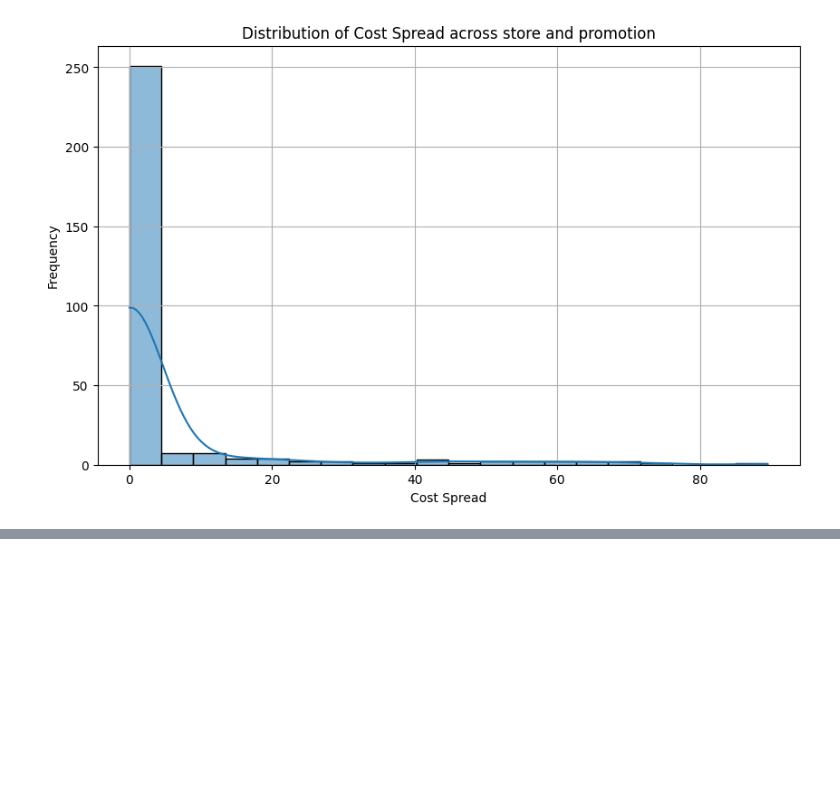
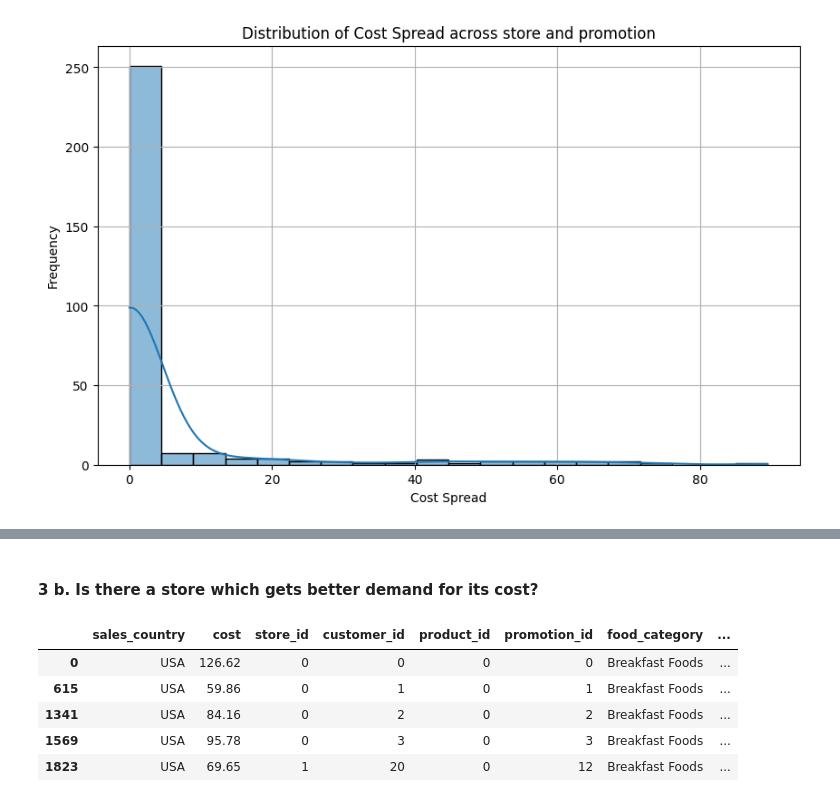
Before and after one commit to BenRoshan100/Customer-AcquisitionCost-Prediction, a Jupyter notebook: campaign_eda.ipynb, the cells around one changed output, grey strips where cells are left out. Cells and saved outputs as stored; diff of their text form; code cells hidden in the pictures; blank space fills up the shorter version.

```diff
--- a/campaign_eda.ipynb
+++ b/campaign_eda.ipynb
@@ -257,0 +284,11 @@ Text(0.5, 1.0, 'Total Cost and Transactions by Media Type')
+# %% [markdown]
+#### 3 b. Is there a store which gets better demand for its cost?
+# %%
+target_data.head()
+# %% [output]
+|  | sales_country | cost | store_id | customer_id | product_id | promotion_id | food_category | ... |
+| 0 | USA | 126.62 | 0 | 0 | 0 | 0 | Breakfast Foods | ... |
+| 615 | USA | 59.86 | 0 | 1 | 0 | 1 | Breakfast Foods | ... |
+| 1341 | USA | 84.16 | 0 | 2 | 0 | 2 | Breakfast Foods | ... |
+| 1569 | USA | 95.78 | 0 | 3 | 0 | 3 | Breakfast Foods | ... |
+| 1823 | USA | 69.65 | 1 | 20 | 0 | 12 | Breakfast Foods | ... |
```
Also changed, not shown: parts of 9 cells of this notebook.
